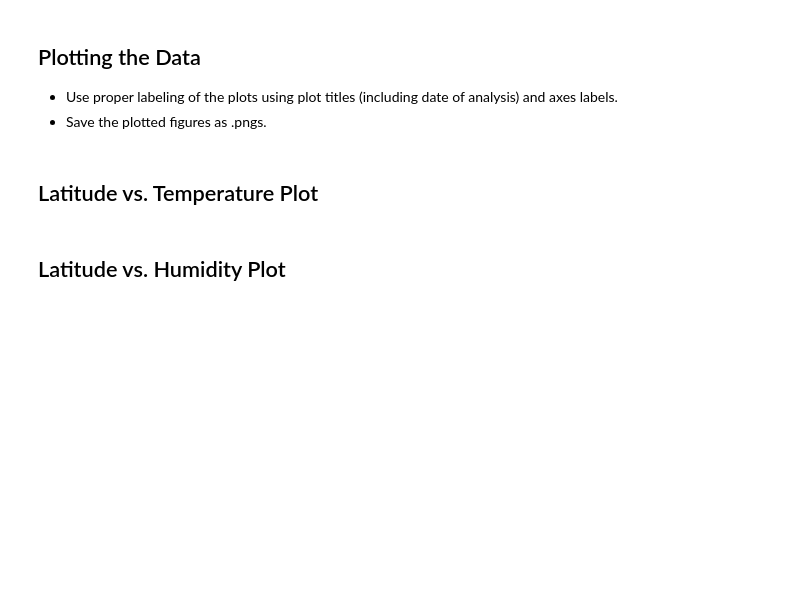
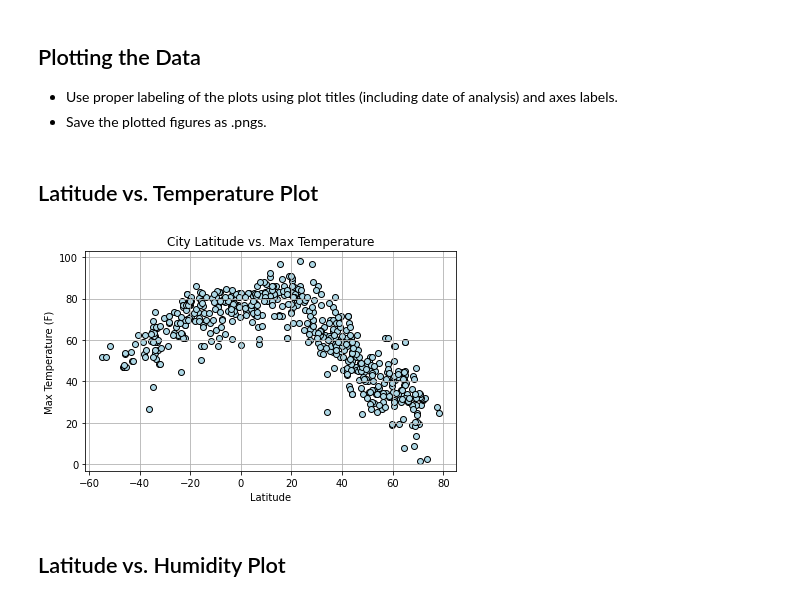
Before and after one commit to garycastle/PythonAPI-Coursework, a Jupyter notebook: starter_code/WeatherPy.ipynb, the cells around one changed output. Drawn from its saved outputs; the diff is of its cells as text; code cells hidden in the pictures; blank space fills up the shorter version.

```diff
--- a/starter_code/WeatherPy.ipynb
+++ b/starter_code/WeatherPy.ipynb
@@ -171,5 +197,16 @@ Skip this step if there are no cities that have humidity > 100%.
 * Save the plotted figures as .pngs.
 # %% [markdown]
 ## Latitude vs. Temperature Plot
+# %%
+plt.scatter(city_df['Lat'],city_df['Max_temp'], marker='o',facecolors='lightblue', edgecolors='black')
+plt.grid()
+plt.title(f'City Latitude vs. Max Temperature')
+plt.xlabel('Latitude')
+plt.ylabel('Max Temperature (F)')
+plt.tight_layout()
+plt.savefig('../output_data/latmax.png')
+plt.show()
+# %% [output]
+[figure, added]
 # %% [markdown]
 ## Latitude vs. Humidity Plot
```
Also changed, not shown: parts of 6 cells of this notebook, 5 other files.
